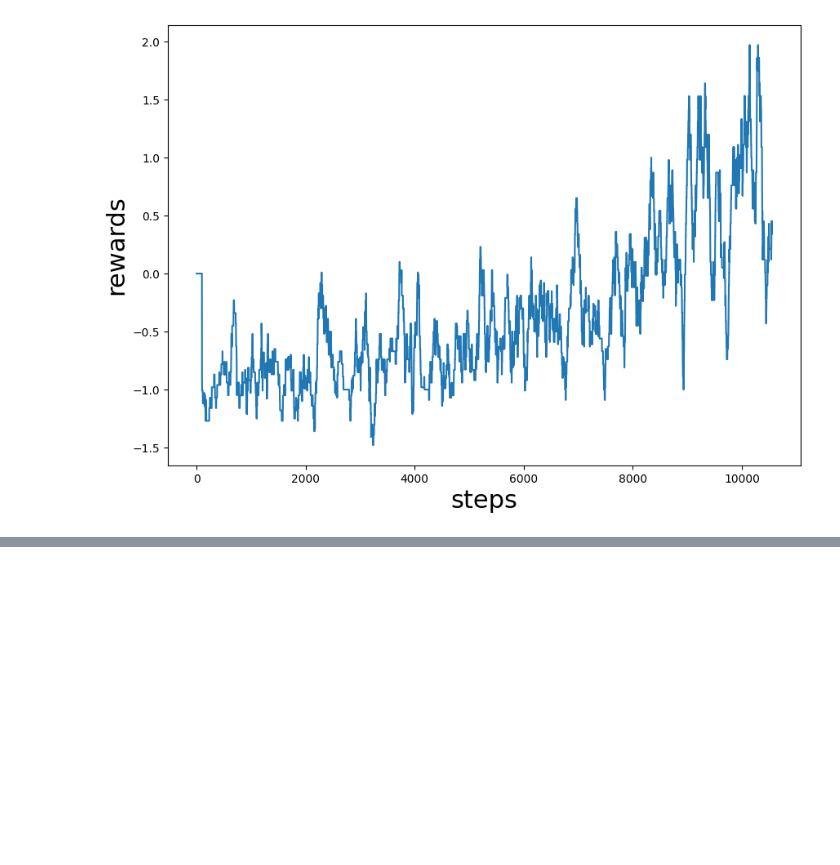
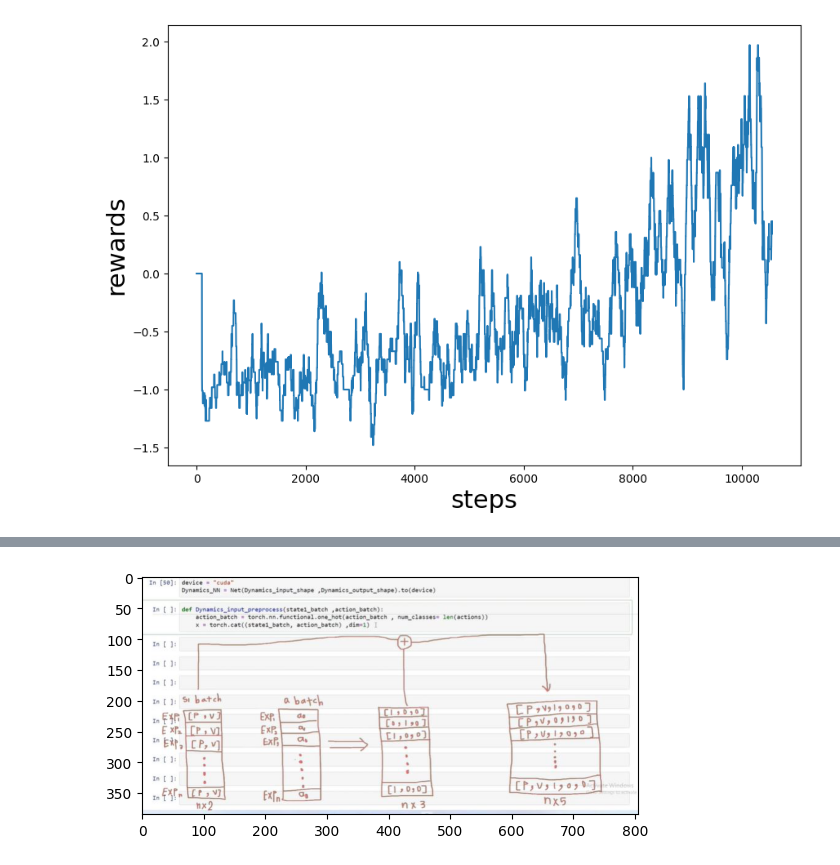
Before and after one commit to lestetedelioncourt/Testrepository, a Jupyter notebook: GridworldDeepQ.ipynb, the cells around one changed output, grey strips where cells are left out. Saved outputs shown, nothing was run; the diff lists cells and outputs as text; code cells hidden in the pictures; blank space fills up the shorter version.

```diff
--- a/GridworldDeepQ.ipynb
+++ b/GridworldDeepQ.ipynb
@@ -527,0 +736,7 @@ for i in range(EPOCHS):
+# %%
+import matplotlib.pyplot as plt
+x=plt.imread('notes.JPG')
+plt.imshow(x)
+plt.show()
+# %% [output]
+[figure, added]
```
Also changed, not shown: parts of 47 cells of this notebook.
